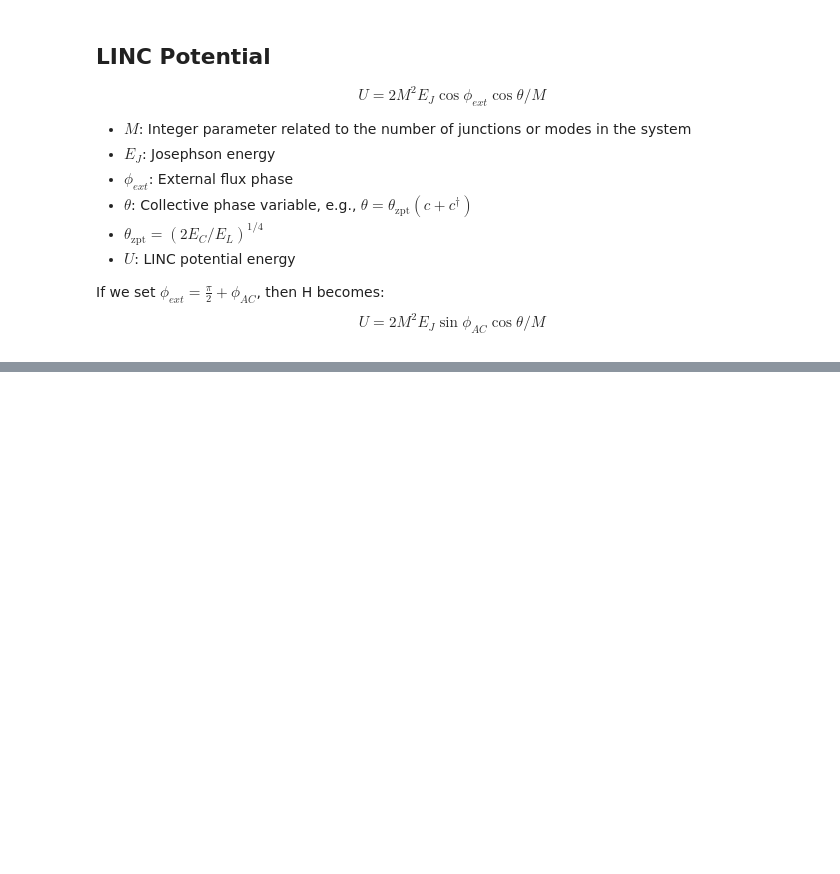
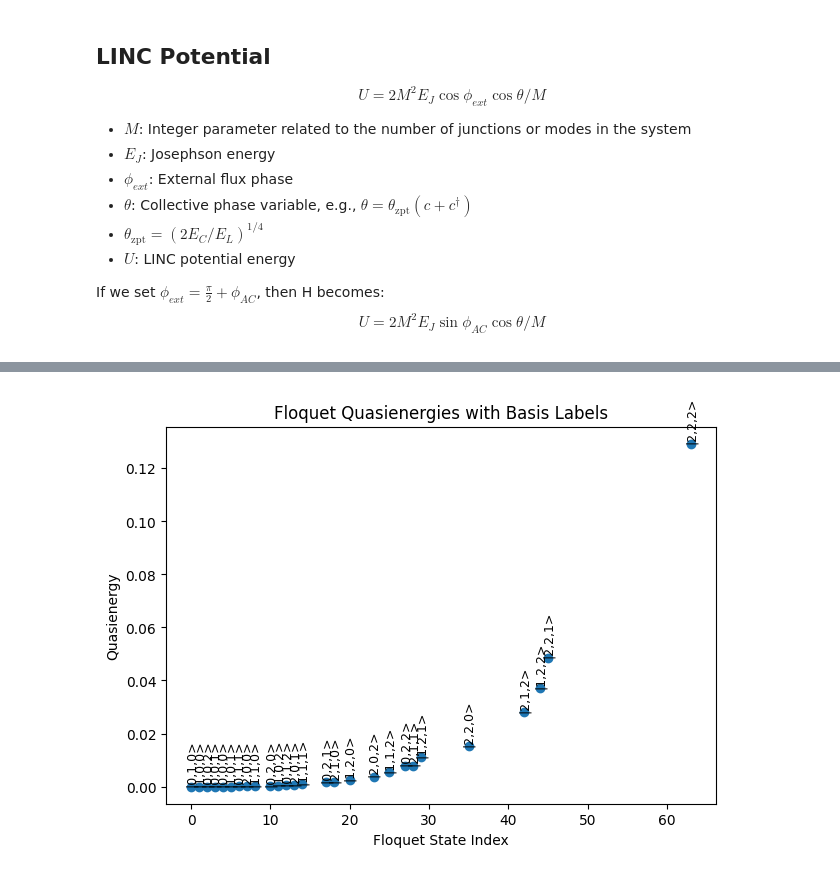
Before and after one commit to SchusterLab/multimode_sims, a Jupyter notebook: coupler/250527_floquet_linc.ipynb, the cells around one changed output, grey strips where cells are left out. Cells and saved outputs as stored; diff of their text form; code cells hidden in the pictures; blank space fills up the shorter version.

```diff
--- a/coupler/250527_floquet_linc.ipynb
+++ b/coupler/250527_floquet_linc.ipynb
@@ -165,0 +62,17 @@ AttributeError: module 'qutip' has no attribute 'floquet_master_equation_solver'
+# %%
+coup_ham = CouplerHamiltonian(
+    trunc=5,
+    omega_A=omega_A,
+    omega_B=omega_B,
+    omega_C=omega_C,
+    g_AC=0,#g_AC,
+    g_BC=0,#g_BC,
+    E_C=E_C,
+    E_L=E_L,
+    E_J=0.0001#E_J
+)
+omegad = 2 * np.pi * 1e3  # Drive frequency (in MHz)
+H = coup_ham.generate_H0_with_couplings(rotating = False)
+operator, time_func = coup_ham.linc_potential_operator(omega = omegad)
+H +=[[operator, time_func]]
+quasienergies, states = coup_ham.floquet_modes(omegad, H)
@@ -165,0 +101,4 @@ AttributeError: module 'qutip' has no attribute 'floquet_master_equation_solver'
+# %%
+coup_ham.plot_floquet_energies( states, quasienergies)#, title="LINC potential quasienergies")
+# %% [output]
+[figure, added]
```
Also changed, not shown: parts of 12 cells of this notebook, 3 other files.
